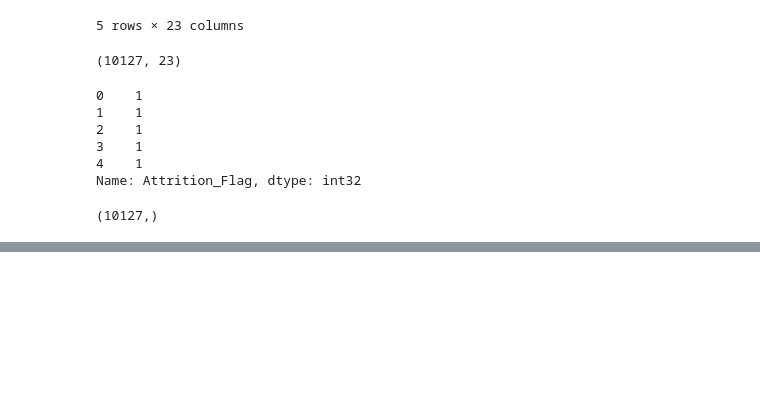
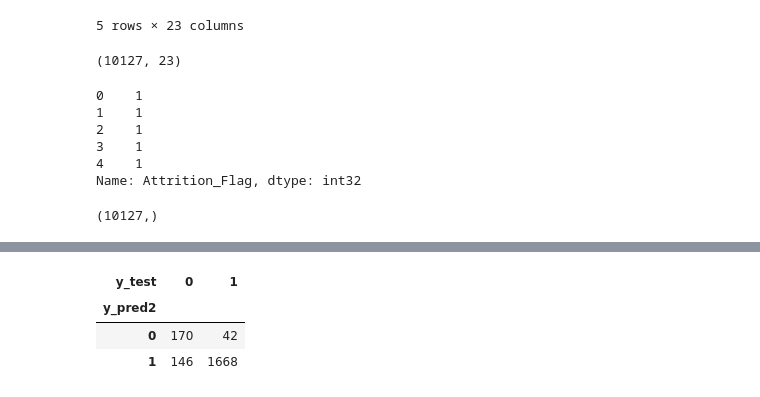
Before and after one commit to alperdem1rel/ml-examples, a Jupyter notebook: predict-churn-example.ipynb, the cells around one changed output, grey strips where cells are left out. Drawn from its saved outputs; the diff is of its cells as text; code cells hidden in the pictures; blank space fills up the shorter version.

```diff
--- a/predict-churn-example.ipynb
+++ b/predict-churn-example.ipynb
@@ -368,0 +459,9 @@ y.shape
+# %%
+churn_crosstab2 = pd.crosstab(pred_results2.y_pred2, pred_results2.y_test)
+
+churn_crosstab2
+# %% [output]
+| y_test | 0 | 1 |
+| y_pred2 |  |  |
+| 0 | 170 | 42 |
+| 1 | 146 | 1668 |
```
Also changed, not shown: parts of 15 cells of this notebook.
